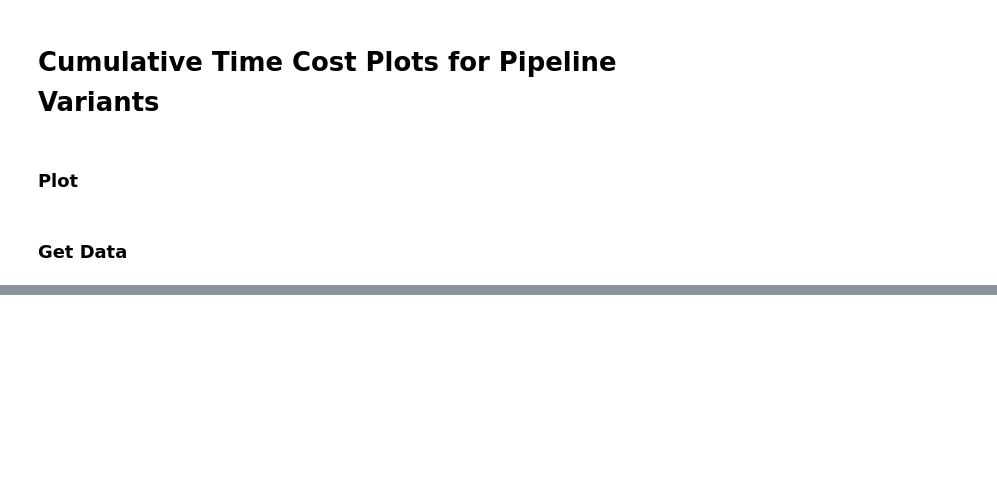
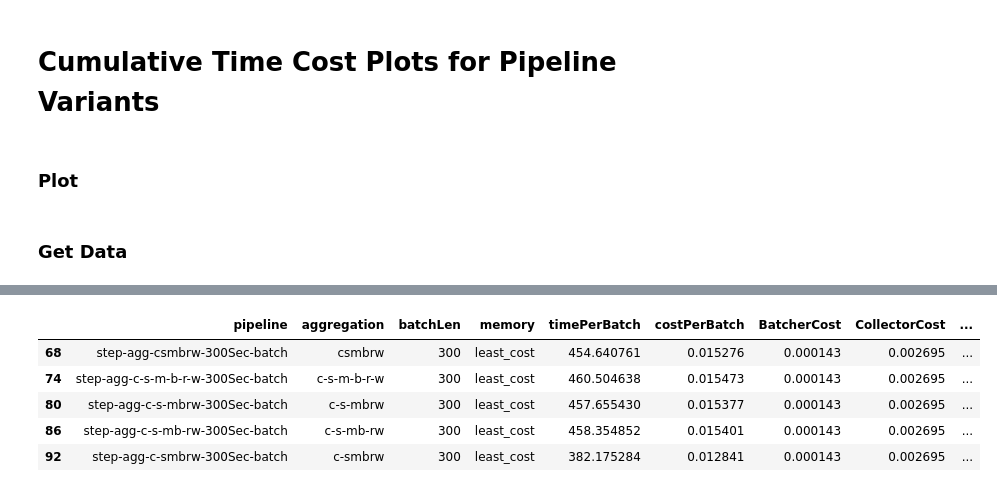
Before and after one commit to serverless-video-processing/lambda-pipeline, a Jupyter notebook: lambda-code-step/analysis/batch-collect-plots.ipynb, the cells around one changed output, grey strips where cells are left out. Cells and saved outputs as stored; diff of their text form; code cells hidden in the pictures; blank space fills up the shorter version.

```diff
--- a/lambda-code-step/analysis/batch-collect-plots.ipynb
+++ b/lambda-code-step/analysis/batch-collect-plots.ipynb
@@ -412,0 +421,9 @@ totalStatDF[totalStatDF["batchLen"]==120]
+# %%
+stat300DF[stat300DF["memory"] == "least_cost"]
+# %% [output]
+|  | pipeline | aggregation | batchLen | memory | timePerBatch | costPerBatch | BatcherCost | CollectorCost | ... |
+| 68 | step-agg-csmbrw-300Sec-batch | csmbrw | 300 | least_cost | 454.640761 | 0.015276 | 0.000143 | 0.002695 | ... |
+| 74 | step-agg-c-s-m-b-r-w-300Sec-batch | c-s-m-b-r-w | 300 | least_cost | 460.504638 | 0.015473 | 0.000143 | 0.002695 | ... |
+| 80 | step-agg-c-s-mbrw-300Sec-batch | c-s-mbrw | 300 | least_cost | 457.655430 | 0.015377 | 0.000143 | 0.002695 | ... |
+| 86 | step-agg-c-s-mb-rw-300Sec-batch | c-s-mb-rw | 300 | least_cost | 458.354852 | 0.015401 | 0.000143 | 0.002695 | ... |
+| 92 | step-agg-c-smbrw-300Sec-batch | c-smbrw | 300 | least_cost | 382.175284 | 0.012841 | 0.000143 | 0.002695 | ... |
```
Also changed, not shown: parts of 8 cells of this notebook, 1 other file.
